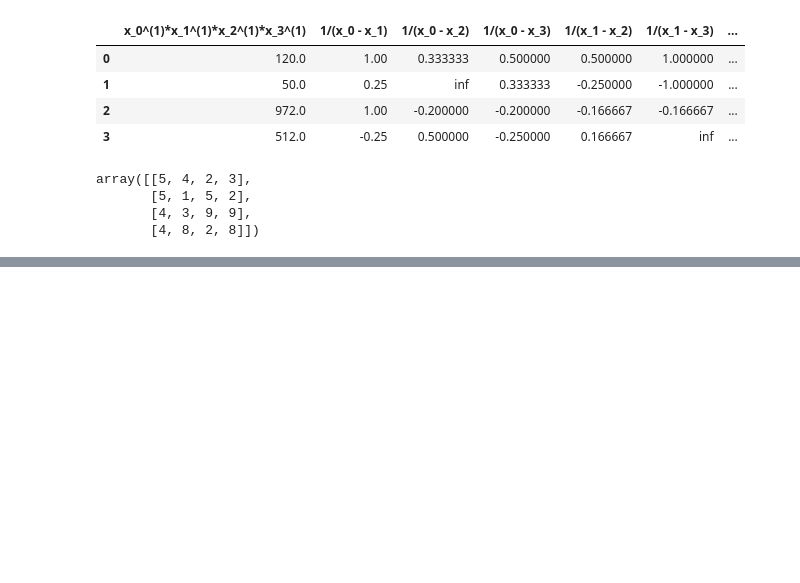
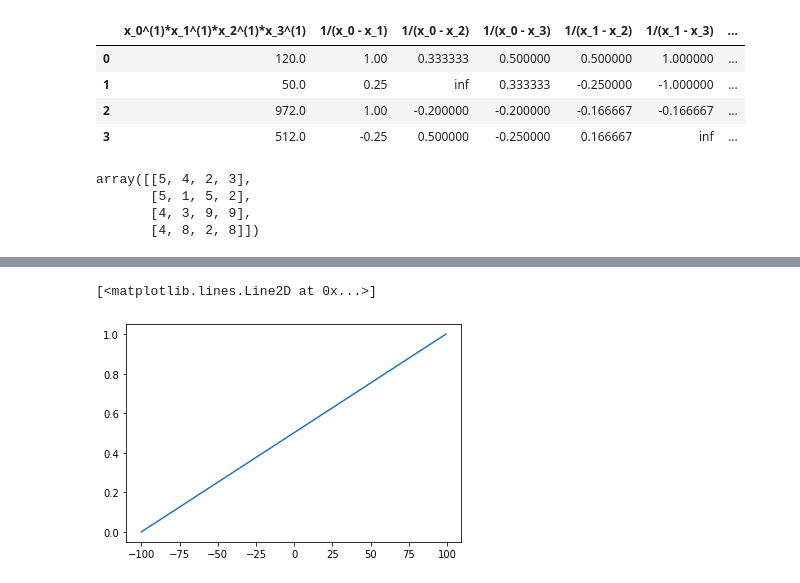
Before and after one commit to hsteude/mario-communicating-agents, a Jupyter notebook: notebooks/05_formula_studies.ipynb, the cells around one changed output, grey strips where cells are left out. Cells and saved outputs as stored; diff of their text form; code cells hidden in the pictures; blank space fills up the shorter version.

```diff
--- a/notebooks/05_formula_studies.ipynb
+++ b/notebooks/05_formula_studies.ipynb
@@ -136,0 +151,8 @@ array([[5, 4, 2, 3],
+# %%
+x = np.arange(-100, 100)
+y = (x - x.min()) / (x.max() - x.min())
+import matplotlib.pyplot as plt
+plt.plot(x,y)
+# %% [output]
+[<matplotlib.lines.Line2D at 0x...>]
+[figure, added]
```
Also changed, not shown: parts of 3 cells of this notebook, 9 other files.
